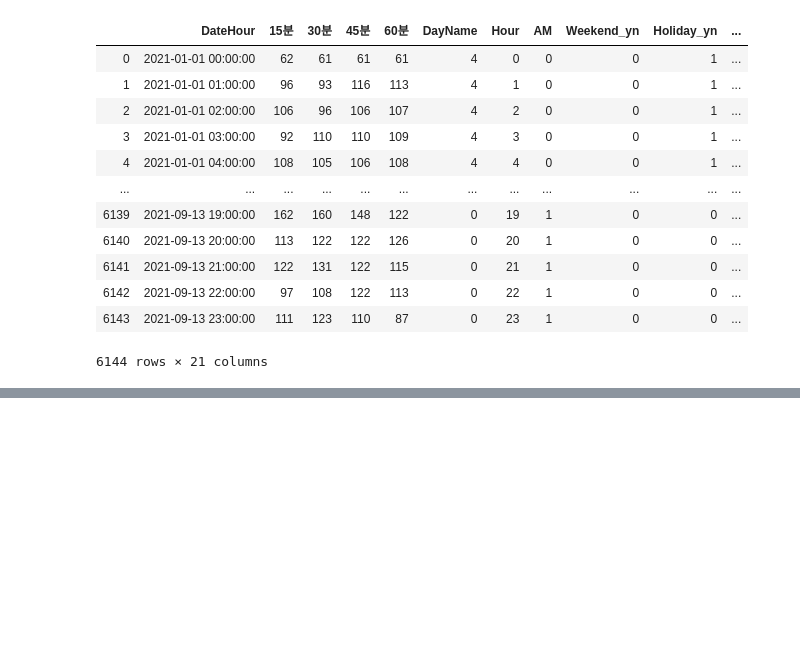
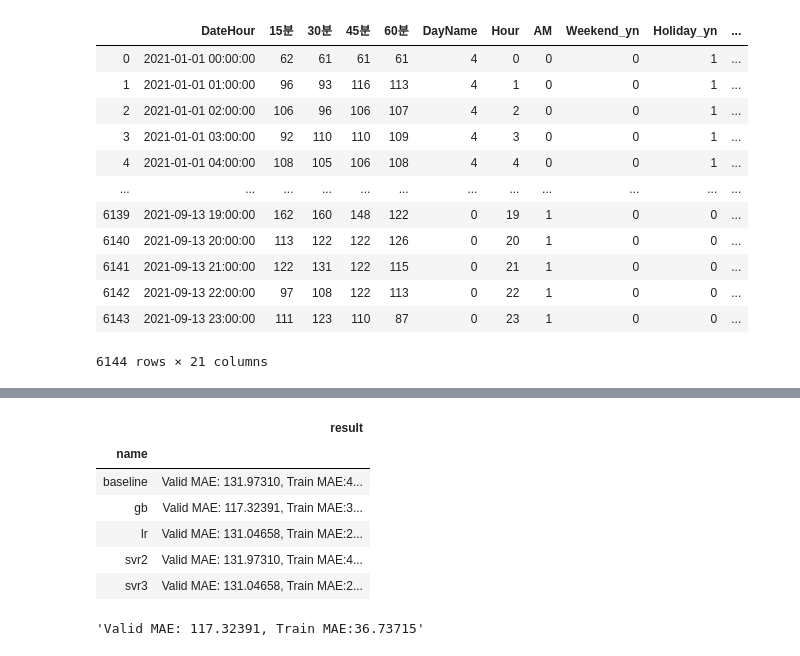
Before and after one commit to jw-koo/DS_lv3_2412, a Jupyter notebook: sec_ds_lv3_prob3_kaggle.ipynb, the cells around one changed output, grey strips where cells are left out. Cells and saved outputs as stored; diff of their text form; code cells hidden in the pictures; blank space fills up the shorter version.

```diff
--- a/sec_ds_lv3_prob3_kaggle.ipynb
+++ b/sec_ds_lv3_prob3_kaggle.ipynb
@@ -266,0 +343,35 @@ mean_absolute_error(
+# %%
+# GB: Gradient Boosting Tree
+
+from sklearn.ensemble import GradientBoostingRegressor
+
+X_gb = "15분, 30분, 45분, 60분, DayName, Hour, AM, Weekend_yn, Holiday_yn, Avg, TotalHour, 생산량, 기온, 풍속, 습도, 강수량, 전기요금(계절), 공장인원, 인건비"
+X_gb = [i.strip() for i in X_gb.split(',')]
+
+# 별도의 전처리 없이 지정한 변수들을 사용합니다.
+ct = ColumnTransformer([
+    ('pt', 'passthrough', X_gb)
+])
+# TODO-with: 모델을 튜닝해봅니다.  n_estimators, learning_rate, max_depth, min_samples_leaf
+reg_gb = make_pipeline(
+    ct,
+    GradientBoostingRegressor(
+        loss = 'huber', # 손실함수: huber
+        n_estimators = 75,  # TODO-with
+        max_depth = 7,
+        min_samples_leaf = 4,
+        random_state=123
+    )
+)
+# 방향성을 생각해보고
+# Hyper Parameter의 의미를 기반으로 하에 방향성에 맞는 튜닝을 진행해봅니다.
+eval_model('gb', reg_gb)
+# %% [output]
+|  | result |
+| name |  |
+| baseline | Valid MAE: 131.97310, Train MAE:4... |
+| gb | Valid MAE: 117.32391, Train MAE:3... |
+| lr | Valid MAE: 131.04658, Train MAE:2... |
+| svr2 | Valid MAE: 131.97310, Train MAE:4... |
+| svr3 | Valid MAE: 131.04658, Train MAE:2... |
+'Valid MAE: 117.32391, Train MAE:36.73715'
```
Also changed, not shown: parts of 26 cells of this notebook.
